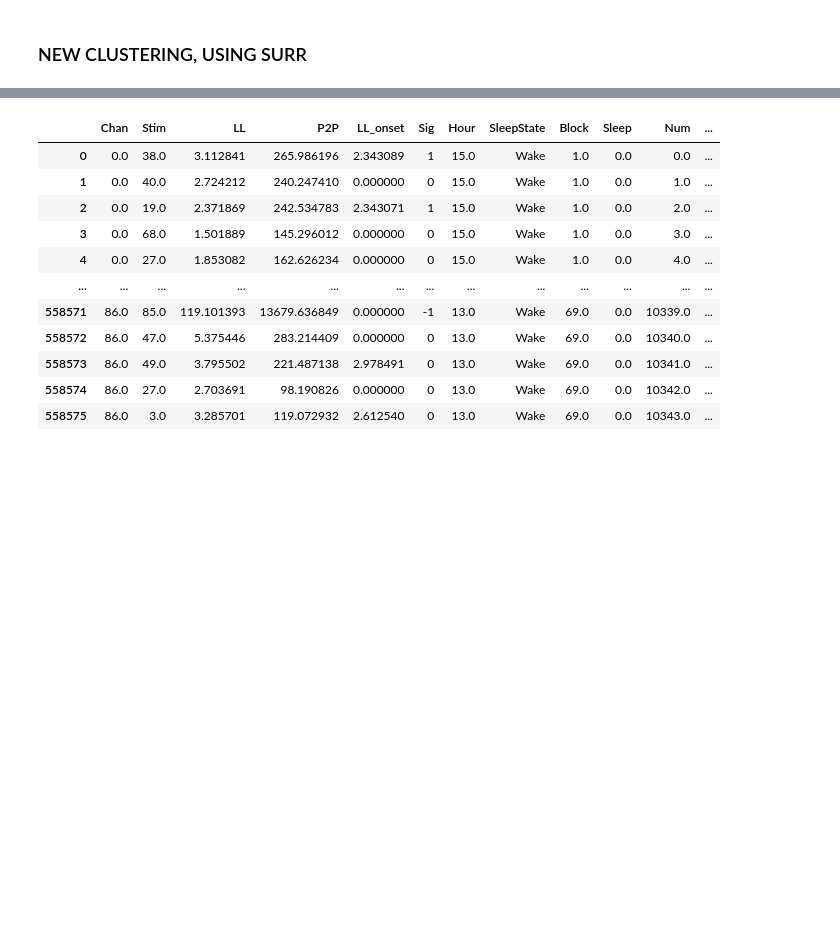
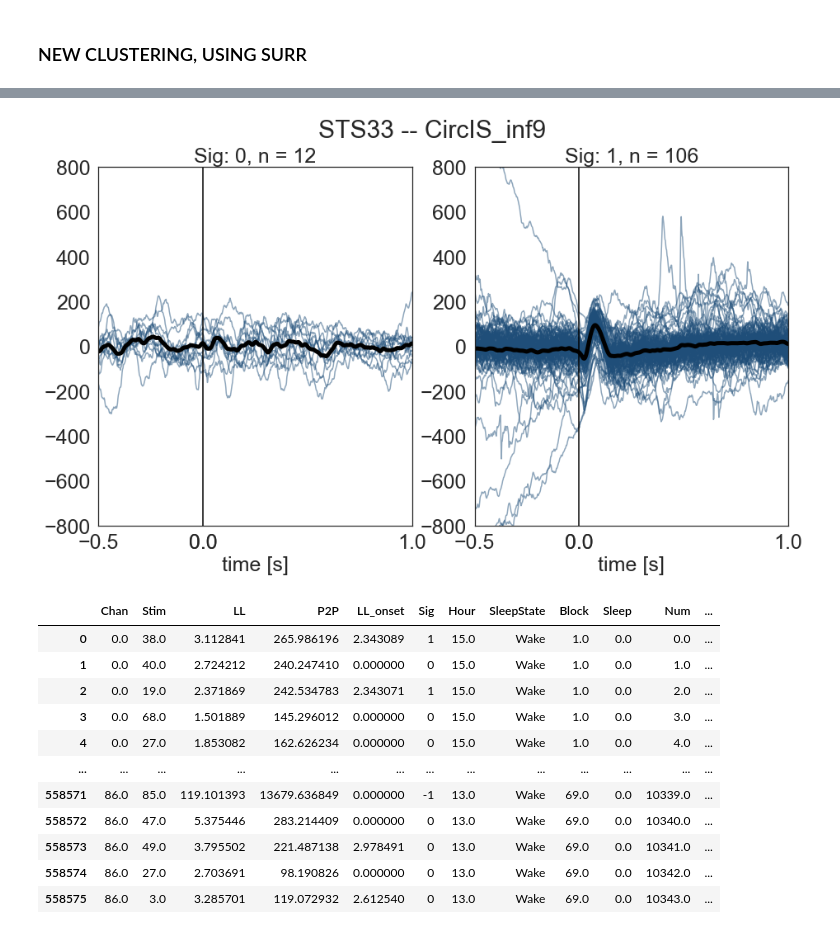
Before and after one commit to vellen23/CCEP_human, a Jupyter notebook: Python_Analysis/EvM/BM_sig_con_pipeline.ipynb, the cells around one changed output, grey strips where cells are left out. Cells and saved outputs as stored; diff of their text form; code cells hidden in the pictures; blank space fills up the shorter version.

```diff
--- a/Python_Analysis/EvM/BM_sig_con_pipeline.ipynb
+++ b/Python_Analysis/EvM/BM_sig_con_pipeline.ipynb
@@ -546,0 +624,7 @@ plot_sig_trials()
+# %%
+sc = dat.Stim.values[k].astype('int')
+rc=  dat.Chan.values[k].astype('int')
+lists = con_trial[(con_trial['Artefact'] <1) & (con_trial['Chan'] == rc) & (con_trial['Stim'] == sc)]
+plot_sig_trials(1)
+# %% [output]
+[figure, added]
```
Also changed, not shown: parts of 29 cells of this notebook, 25 other files.
